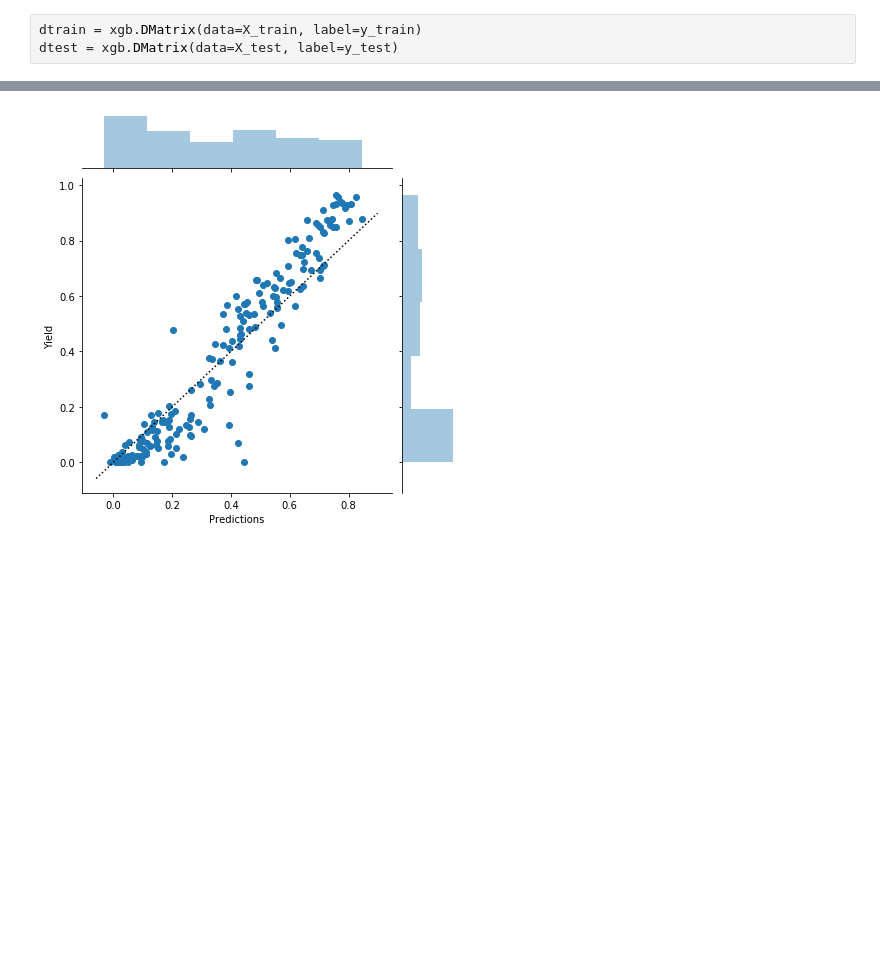
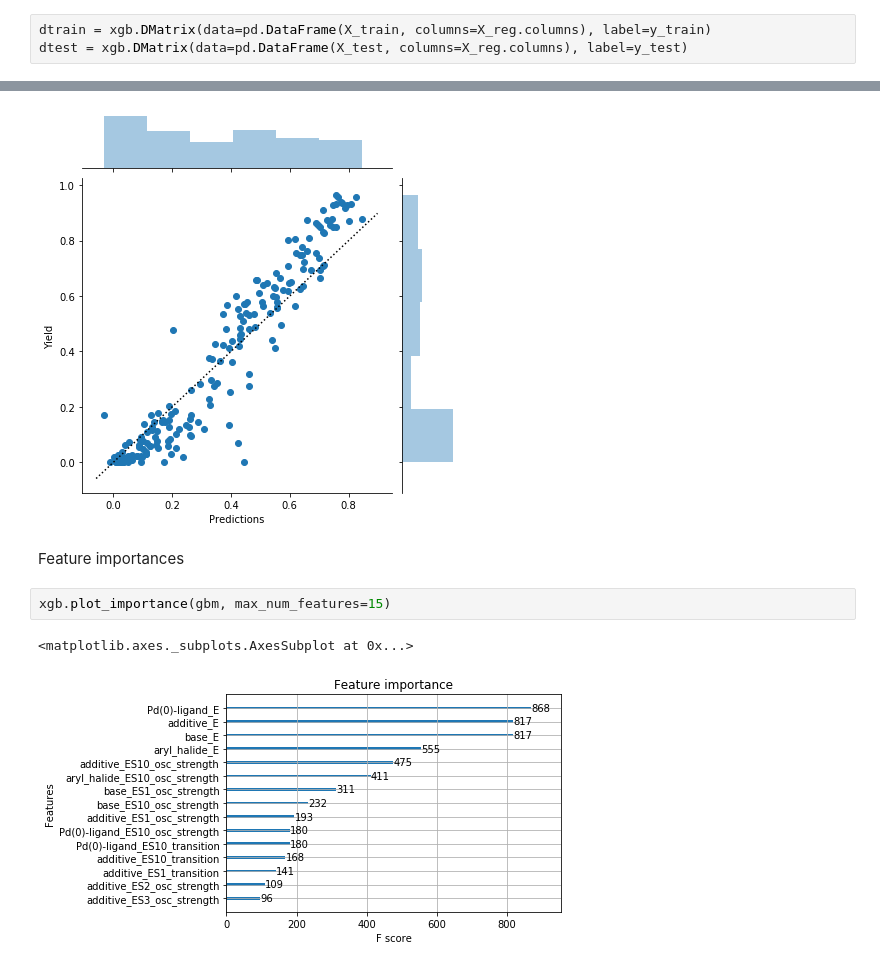
Before and after one commit to doyle-lab-ucla/auto-qchem, a Jupyter notebook: notebooks/Tutorial_template_modeling.ipynb, the cells around one changed output, grey strips where cells are left out. Saved outputs shown, nothing was run; the diff lists cells and outputs as text; blank space fills up the shorter version.

```diff
--- a/notebooks/Tutorial_template_modeling.ipynb
+++ b/notebooks/Tutorial_template_modeling.ipynb
@@ -354,8 +369,8 @@ params = {"objective": "reg:squarederror",
           }
 num_boost_round = 1000
 # %%
-dtrain = xgb.DMatrix(data=X_train, label=y_train)
-dtest = xgb.DMatrix(data=X_test, label=y_test)
+dtrain = xgb.DMatrix(data=pd.DataFrame(X_train, columns=X_reg.columns), label=y_train)
+dtest = xgb.DMatrix(data=pd.DataFrame(X_test, columns=X_reg.columns), label=y_test)
 # %%
 watchlist = [(dtrain, 'train'), (dtest, 'eval')]
 gbm = xgb.train(params, dtrain, num_boost_round, evals=watchlist, early_stopping_rounds=100, verbose_eval=False)
@@ -376,3 +391,10 @@ g.ax_joint.plot(lims, lims, ':k')
  R2: 0.8863, MAE: 0.0816
 [<matplotlib.lines.Line2D at 0x...>]
 [figure]
+# %% [markdown]
+Feature importances
+# %%
+xgb.plot_importance(gbm, max_num_features=15)
+# %% [output]
+<matplotlib.axes._subplots.AxesSubplot at 0x...>
+[figure, added]
```
Also changed, not shown: parts of 10 cells of this notebook, 1 other file.
